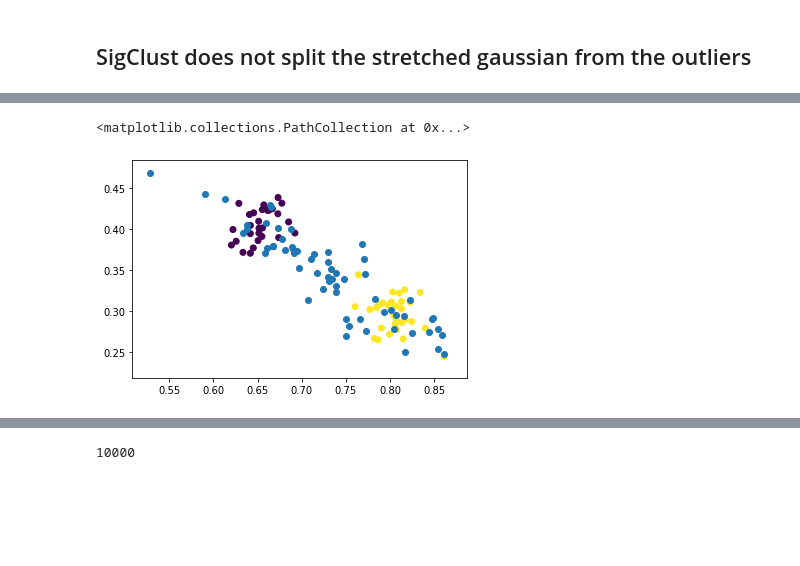
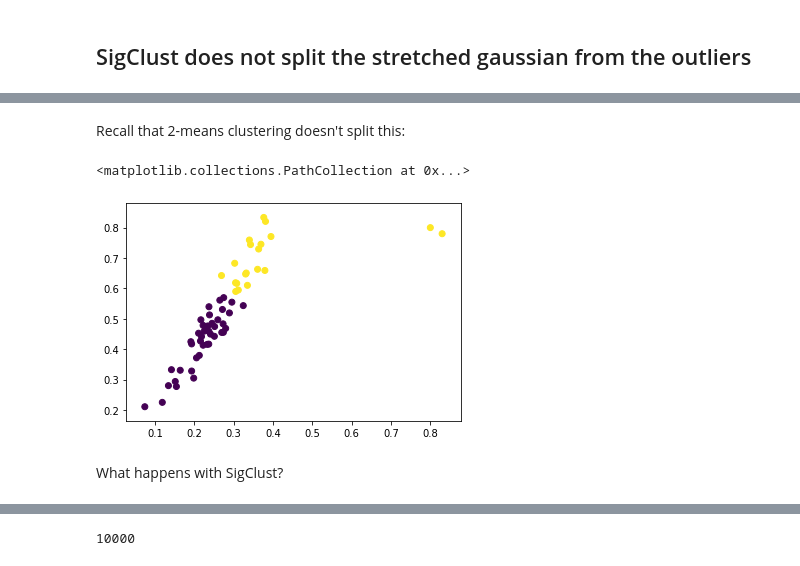
Before and after one commit to thomaskeefe/sigclust, a Jupyter notebook: SamplingSigClust.ipynb, the cells around one changed output, grey strips where cells are left out. Cells and saved outputs as stored; diff of their text form; code cells hidden in the pictures; blank space fills up the shorter version.

```diff
--- a/SamplingSigClust.ipynb
+++ b/SamplingSigClust.ipynb
@@ -68,6 +47,11 @@ sim_matrix2 = np.random.multivariate_normal(circular_clusters[['x1', 'x2']].mean
-# %%
-plt.scatter(circular_clusters['x1'], circular_clusters['x2'], c=circular_clusters['label'])
-plt.scatter(sim_matrix2[:, 0], sim_matrix2[:, 1])
-# %% [output]
-<matplotlib.collections.PathCollection at 0x...>
-[figure, removed]
+# %% [markdown]
+Recall that 2-means clustering doesn't split this:
+# %%
+kmeans = KMeans(n_clusters=2)
+kmeans.fit(longcluster_and_outliers[['x1', 'x2']])
+plt.scatter(longcluster_and_outliers['x1'], longcluster_and_outliers['x2'], c=kmeans.labels_)
+# %% [output]
+<matplotlib.collections.PathCollection at 0x...>
+[figure, added]
+# %% [markdown]
+What happens with SigClust?
```
Also changed, not shown: parts of 37 cells of this notebook.
